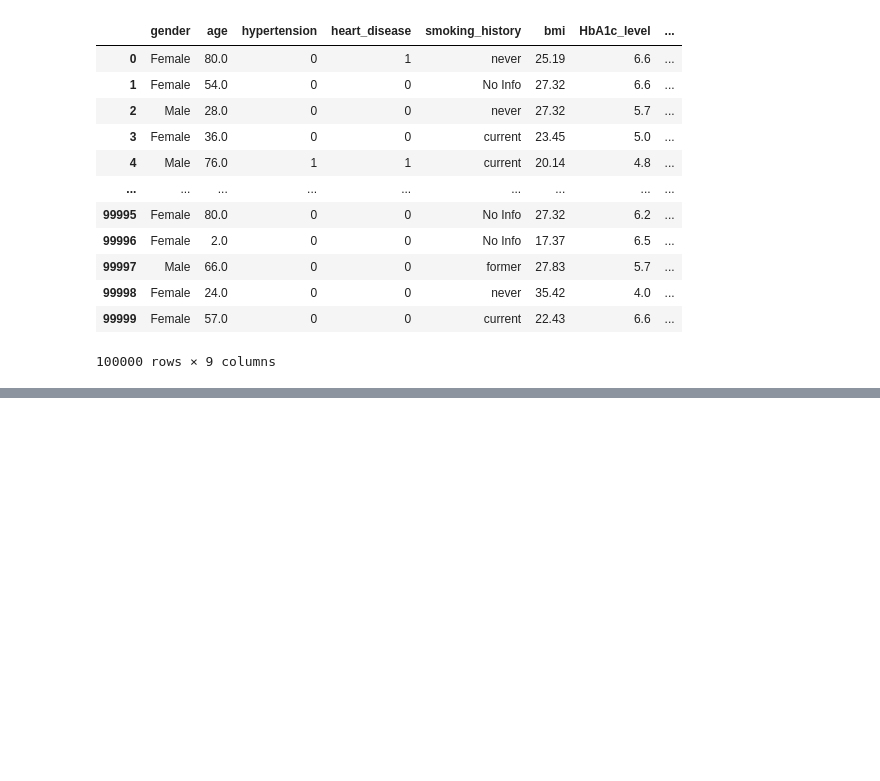
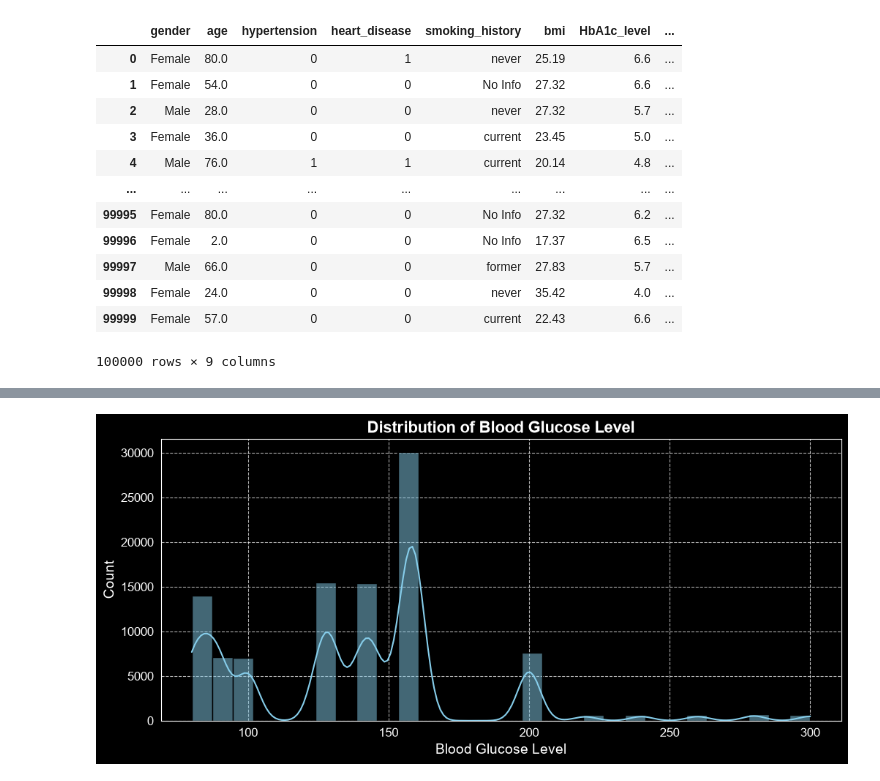
Before and after one commit to MHDadkhah172/MLDailyProject, a Jupyter notebook: 02_diabetes_detection/notebooks/preprocessing.ipynb, the cells around one changed output, grey strips where cells are left out. Drawn from its saved outputs; the diff is of its cells as text; code cells hidden in the pictures; blank space fills up the shorter version.

Commit message:
complete EDA and data preprocessing for diabetes dataset

```diff
--- a/02_diabetes_detection/notebooks/preprocessing.ipynb
+++ b/02_diabetes_detection/notebooks/preprocessing.ipynb
@@ -20,3 +21,6 @@ Data
 | 99998 | Female | 24.0 | 0 | 0 | never | 35.42 | 4.0 | ... |
 | 99999 | Female | 57.0 | 0 | 0 | current | 22.43 | 6.6 | ... |
 100000 rows × 9 columns
+# %%
+df = pd.DataFrame(Data.drop("smoking_history", axis=1))
+df
@@ -22,0 +49,5 @@ Data
+# %%
+df = df[df['gender'] != 'Other']
+# %%
+#gender to integer
+df = pd.get_dummies(df, columns=['gender'], drop_first=True, dtype=int)
@@ -22,0 +66,15 @@ Data
+# %%
+plt.figure(figsize=(12, 5), dpi=100)
+
+ax = sns.histplot(data=df, x="blood_glucose_level", kde=True, bins=30, color='skyblue', edgecolor='black')
+
+plt.xticks(fontsize=12)
+plt.yticks(fontsize=12)
+plt.xlabel("Blood Glucose Level", fontsize=14)
+plt.ylabel("Count", fontsize=14)
+plt.title("Distribution of Blood Glucose Level", fontsize=16, fontweight='bold')
+
+plt.grid(True, linestyle='--', alpha=0.7)
+plt.show()
+# %% [output]
+[figure, added]
```
Also changed, not shown: parts of 11 cells of this notebook, 1 other file.
